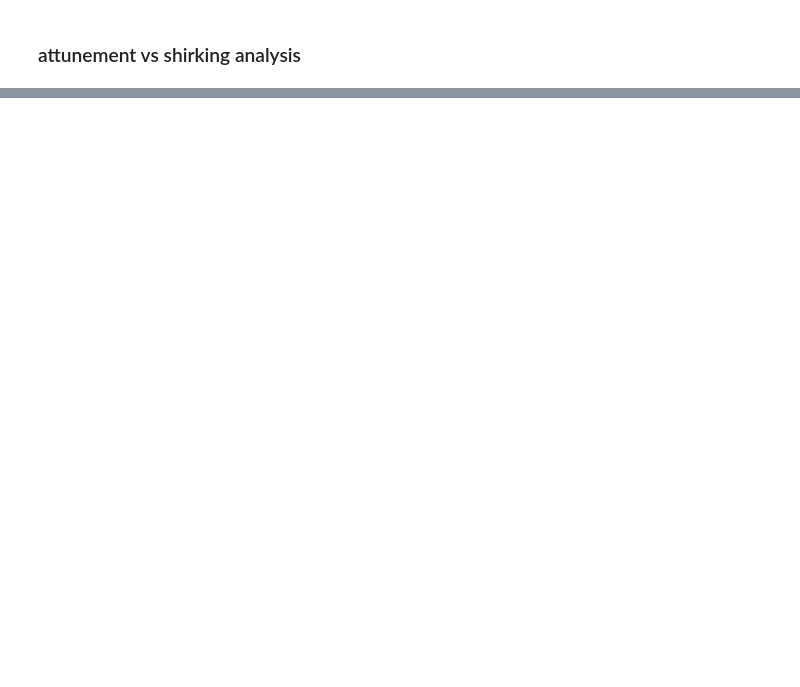
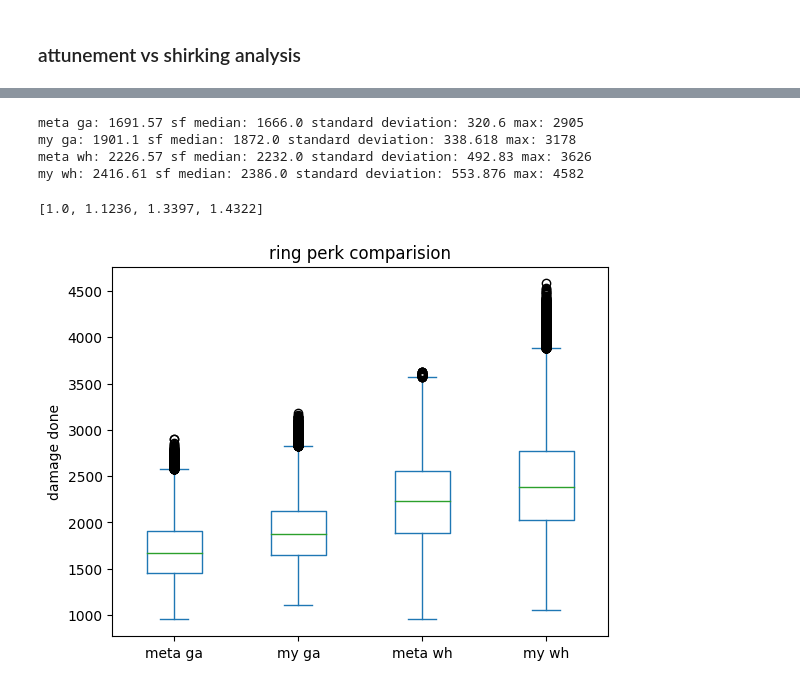
Before and after one commit to Miicr0w/new_world_sim, a Jupyter notebook: analysis.ipynb, the cells around one changed output, grey strips where cells are left out. Cells and saved outputs as stored; diff of their text form; code cells hidden in the pictures; blank space fills up the shorter version.

Commit message:
shirking empower math

```diff
--- a/analysis.ipynb
+++ b/analysis.ipynb
@@ -214,0 +213,52 @@ median_dmg_percent
+# %%
+import calc_rng_dmg # need to restart kernal if you change amt of resil
+import pandas as pd
+
+def get_class_data(nw_class,data_points):
+    df_input = [None]*data_points
+    for i in range(data_points):
+        temp_list = calc_rng_dmg.calc_dmg(nw_class,amt_resil_ui=5,amt_shirking_ui=0,amt_aversion_ui=0)
+        df_input[i] = temp_list
+    return df_input
+
+meta_ga = get_class_data("med_bruiser_ga",100000)
+my_ga = get_class_data("med_bruiser_ga_emp",100000)
+meta_wh = get_class_data("med_bruiser_wh_attunement",100000)
+my_wh = get_class_data("med_bruiser_wh_shirk",100000)
+
+df_meta_ga = pd.DataFrame(meta_ga,columns=["damage","base damage","crit","crit damage modifier","empower %","dmg absorbed","rend percentage"])
+df_my_ga = pd.DataFrame(my_ga,columns=["damage","base damage","crit","crit damage modifier","empower %","dmg absorbed","rend percentage"])
+df_meta_wh = pd.DataFrame(meta_wh,columns=["damage","base damage","crit","crit damage modifier","empower %","dmg absorbed","rend percentage"])
+df_my_wh = pd.DataFrame(my_wh,columns=["damage","base damage","crit","crit damage modifier","empower %","dmg absorbed","rend percentage"])
+# %%
+print(f"meta ga: {round(df_meta_ga['damage'].mean(),2)} sf median: {df_meta_ga['damage'].median()} standard deviation: {round(df_meta_ga['damage'].std(),2)} max: {df_meta_ga['damage'].max()}")
+print(f"my ga: {round(df_my_ga['damage'].mean(),2)} sf median: {df_my_ga['damage'].median()} standard deviation: {round(df_my_ga['damage'].std(),3)} max: {df_my_ga['damage'].max()}")
+print(f"meta wh: {round(df_meta_wh['damage'].mean(),2)} sf median: {df_meta_wh['damage'].median()} standard deviation: {round(df_meta_wh['damage'].std(),3)} max: {df_meta_wh['damage'].max()}")
+print(f"my wh: {round(df_my_wh['damage'].mean(),2)} sf median: {df_my_wh['damage'].median()} standard deviation: {round(df_my_wh['damage'].std(),3)} max: {df_my_wh['damage'].max()}")
+# %% [output]
+meta ga: 1691.57 sf median: 1666.0 standard deviation: 320.6 max: 2905
+my ga: 1901.1 sf median: 1872.0 standard deviation: 338.618 max: 3178
+meta wh: 2226.57 sf median: 2232.0 standard deviation: 492.83 max: 3626
+my wh: 2416.61 sf median: 2386.0 standard deviation: 553.876 max: 4582
+# %%
+# List of the DataFrames
+dataframes_list = [df_meta_ga,df_my_ga,df_meta_wh,df_my_wh]
+
+# Extract the 'damage' column from each DataFrame and concatenate them into box_df
+box_df = pd.concat([df['damage'].dropna() for df in dataframes_list], axis=1)
+median = [df['damage'].median() for df in dataframes_list]
+
+# Rename the columns in the new DataFrame
+column_names = ['meta ga','my ga','meta wh','my wh']
+box_df.columns = column_names
+
+bplt = box_df.plot.box()
+bplt.set_ylabel("damage done")
+bplt.set_title("ring perk comparision")
+
+base_resil_dmg = min(median)
+median_dmg_percent = [round(x/base_resil_dmg,4) for x in median]
+median_dmg_percent
+# %% [output]
+[1.0, 1.1236, 1.3397, 1.4322]
+[figure, added]
```
Also changed, not shown: parts of 10 cells of this notebook, 1 other file.
